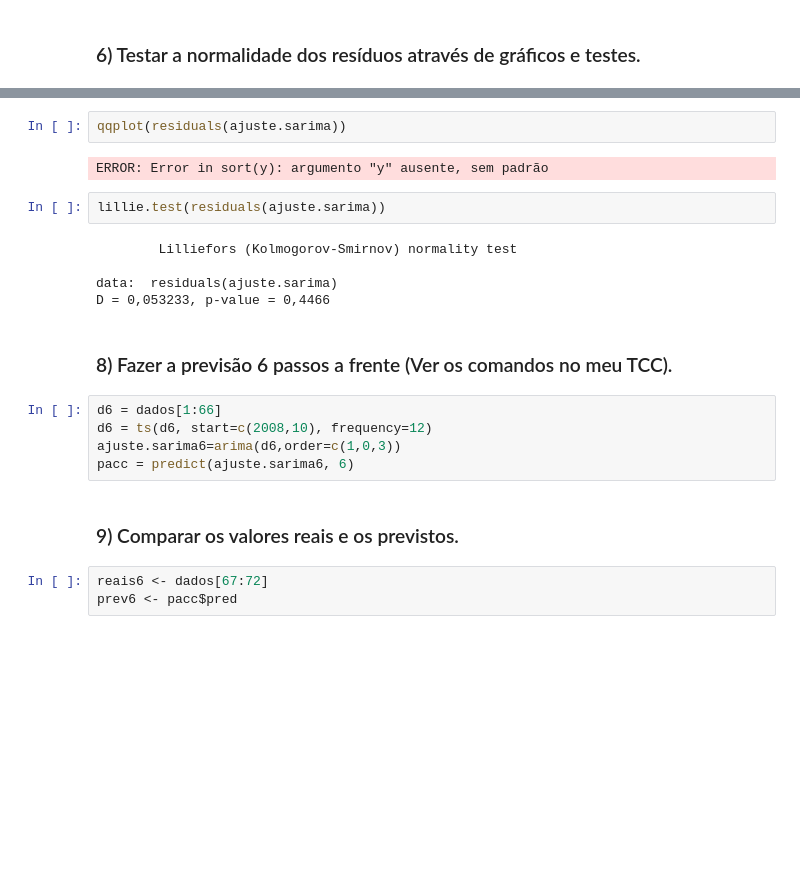
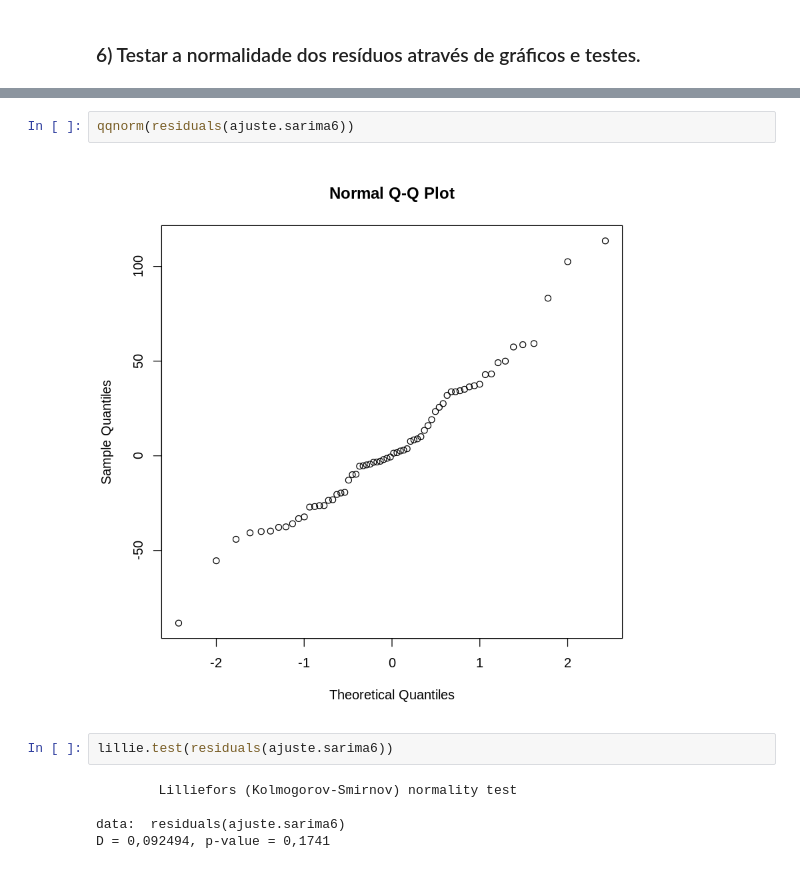
Before and after one commit to mirianbatista/pibic-paraibanas, a Jupyter notebook: ts.ipynb, the cells around one changed output, grey strips where cells are left out. Saved outputs shown, nothing was run; the diff lists cells and outputs as text; blank space fills up the shorter version.

Commit message:
qqnorm

```diff
--- a/ts.ipynb
+++ b/ts.ipynb
@@ -120,23 +161,11 @@ ERROR: Error in qq.plot(residuals(ajuste.sarima)): não foi possível encontrar
 # %%
-qqplot(residuals(ajuste.sarima))
+qqnorm(residuals(ajuste.sarima6))
 # %% [output]
-ERROR: Error in sort(y): argumento "y" ausente, sem padrão
+[figure, added]
 # %%
-lillie.test(residuals(ajuste.sarima))
+lillie.test(residuals(ajuste.sarima6))
 # %% [output]
         Lilliefors (Kolmogorov-Smirnov) normality test
 
-data:  residuals(ajuste.sarima)
-D = 0,053233, p-value = 0,4466
+data:  residuals(ajuste.sarima6)
+D = 0,092494, p-value = 0,1741
-# %% [markdown]
-### 8) Fazer a previsão 6 passos a frente (Ver os comandos no meu TCC).
-# %%
-d6 = dados[1:66]
-d6 = ts(d6, start=c(2008,10), frequency=12)
-ajuste.sarima6=arima(d6,order=c(1,0,3))
-pacc = predict(ajuste.sarima6, 6)
-# %% [markdown]
-### 9) Comparar os valores reais e os previstos.
-# %%
-reais6 <- dados[67:72]
-prev6 <- pacc$pred
```
Also changed, not shown: parts of 10 cells of this notebook.
